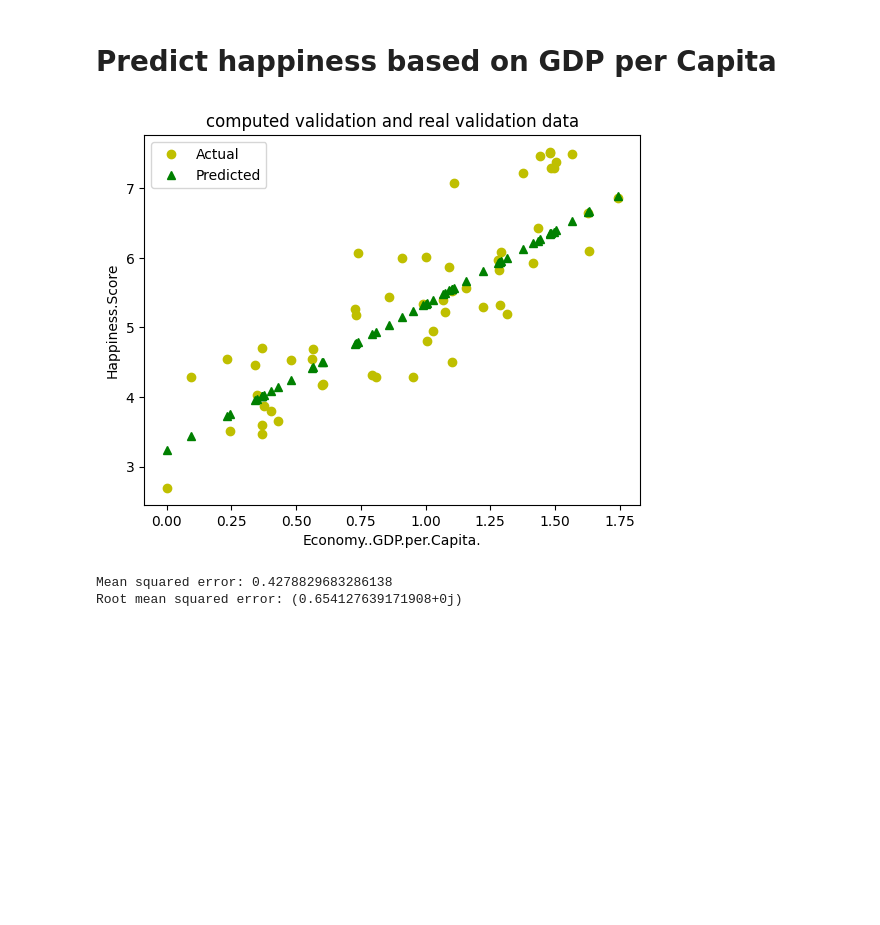
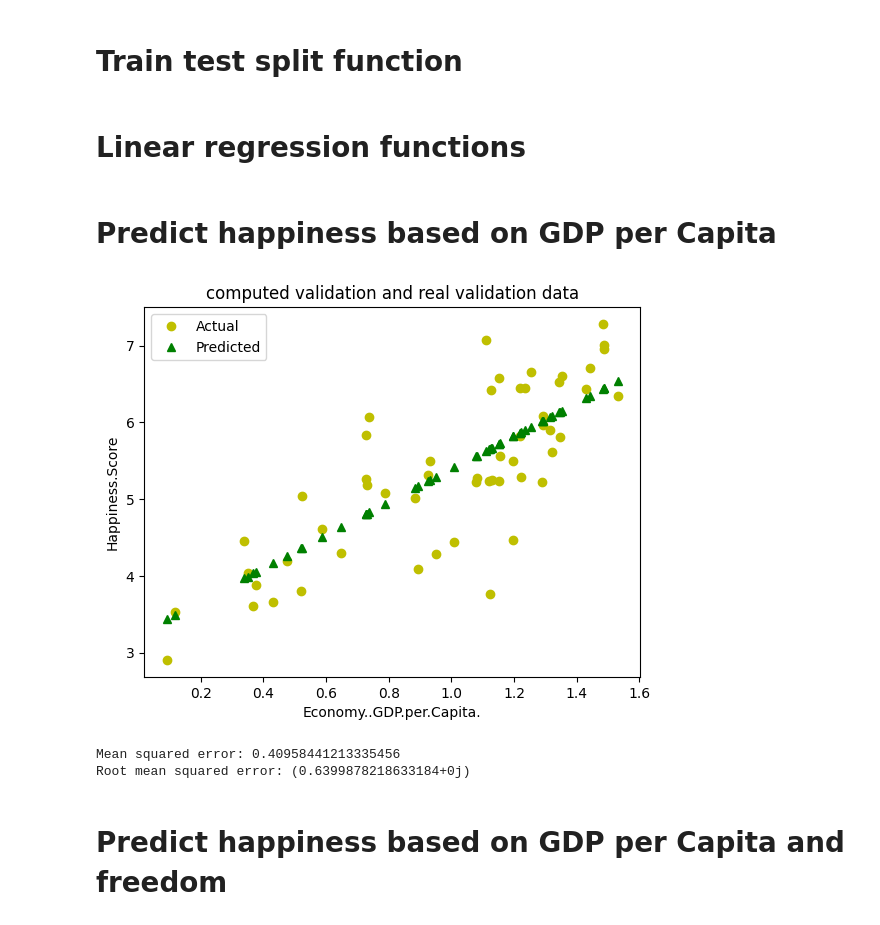
Before and after one commit to zdrobix/csubb, a Jupyter notebook: Semestru 4/IA/lab/lab5/regression_implemented.ipynb, the cells around one changed output. Saved outputs shown, nothing was run; the diff lists cells and outputs as text; code cells hidden in the pictures; blank space fills up the shorter version.

Commit message:
Added train_test_split implementation.

```diff
--- a/Semestru 4/IA/lab/lab5/regression_implemented.ipynb
+++ b/Semestru 4/IA/lab/lab5/regression_implemented.ipynb
@@ -70,6 +71,21 @@ def get_produce_matrix(matrix1, matrix2):
                 produce[row][col1] += matrix1[row][col2] * matrix2[col2][col1]
 
     return produce
+# %% [markdown]
+# Train test split function
+# %%
+def train_test_split(set1, set2, test_size):
+
+    np.random.seed(42)
+    indices = np.arange(len(set1))
+    np.random.shuffle(indices)
+
+    test_indices = indices[:int(test_size * len(set1))]
+    train_indices = indices[int(test_size * len(set1)):]
+
+    return set1.iloc[train_indices], set1.iloc[test_indices], set2.iloc[train_indices], set2.iloc[test_indices]
+# %% [markdown]
+# Linear regression functions
 # %%
 def get_linear_regression(dataset, input_cols, output_col):
     dataset = dataset.dropna(subset=input_cols)
@@ -97,16 +113,16 @@ def get_linear_regression(dataset, input_cols, output_col):
         plt.show()
 
         ww = [w0, w1]
-
-    x_train_bias = [[1] + list(row) for row in x_train.values]
-    ww = get_produce_matrix(
-            get_produce_matrix(
-                get_inverse_matrix(
-                    get_produce_matrix(
-                        get_transpose_matrix(x_train_bias),
-                        x_train_bias)),
-                get_transpose_matrix(x_train_bias)),
-            [[y] for y in y_train])
+    else:
+        x_train_bias = [[1] + list(row) for row in x_train.values]
+        ww = get_produce_matrix(
+                get_produce_matrix(
+                    get_inverse_matrix(
+                        get_produce_matrix(
+                            get_transpose_matrix(x_train_bias),
+                            x_train_bias)),
+                    get_transpose_matrix(x_train_bias)),
+                [[y] for y in y_train])
 
     if len(input_cols) == 2:
         predictions =  [ww[0][0] + ww[1][0] * x[0] + ww[2][0] * x[1] for x in [list(xx) for xx in x_test.values]]
@@ -128,16 +144,18 @@ def get_linear_regression(dataset, input_cols, output_col):
 # %% [markdown]
 # Predict happiness based on GDP per Capita
 # %%
-ww = get_linear_regression(read_dataset(dataset_path), ['Economy..GDP.per.Capita.'], 'Happiness.Score')
+ww_ = get_linear_regression(read_dataset(dataset_path), ['Economy..GDP.per.Capita.'], 'Happiness.Score')
 
 def run_model():
     gdp_capita = int(input("Enter GDP per Capita: "))
     print(f"Prediction (GPD per Capita = {gdp_capita}):")
-    print(f"Happiness = {ww[0] + ww[1] * gdp_capita}")
+    print(f"Happiness = {ww_[0] + ww_[1] * gdp_capita}")
 # %% [output]
-[figure, old version]
+[figure, new version]
-Mean squared error: 0.4278829683286138
-Root mean squared error: (0.654127639171908+0j)
+Mean squared error: 0.40958441213335456
+Root mean squared error: (0.6399878218633184+0j)
+# %% [markdown]
+# Predict happiness based on GDP per Capita and freedom
 # %%
 get_linear_regression(read_dataset(dataset_path), ['Economy..GDP.per.Capita.', 'Freedom'], 'Happiness.Score')
 # %% [output]
```
Also changed, not shown: parts of 3 cells of this notebook.
